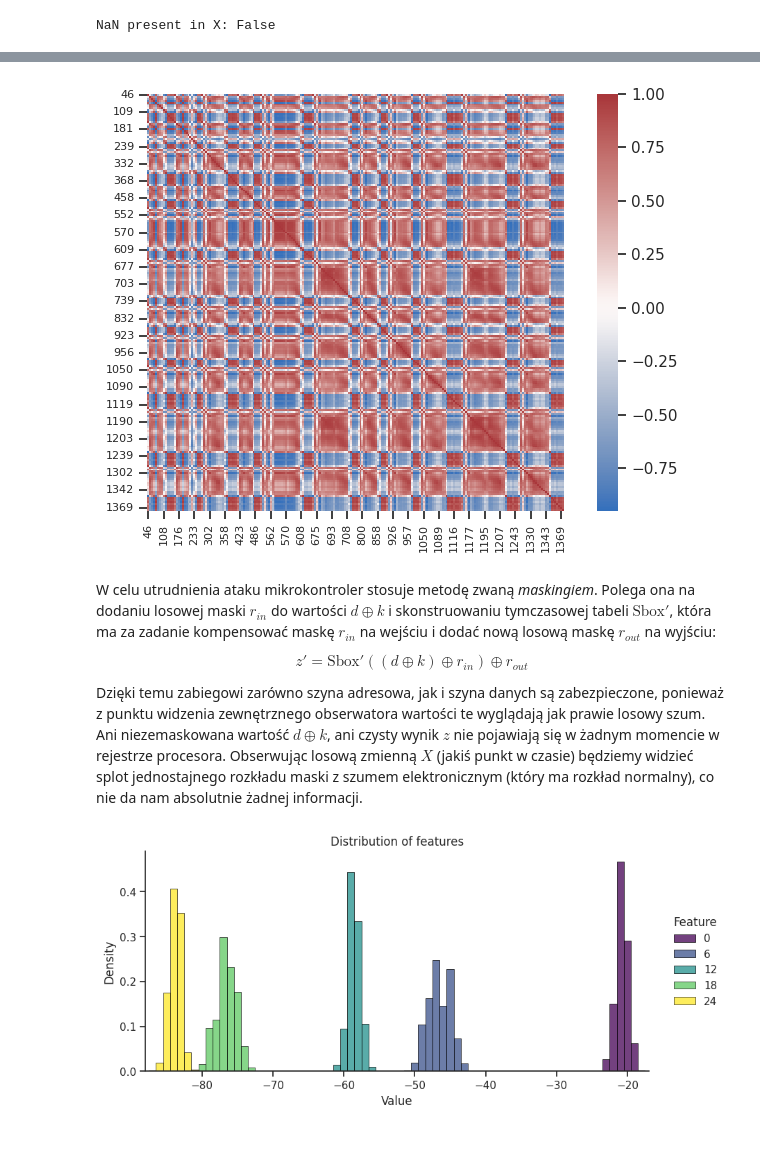
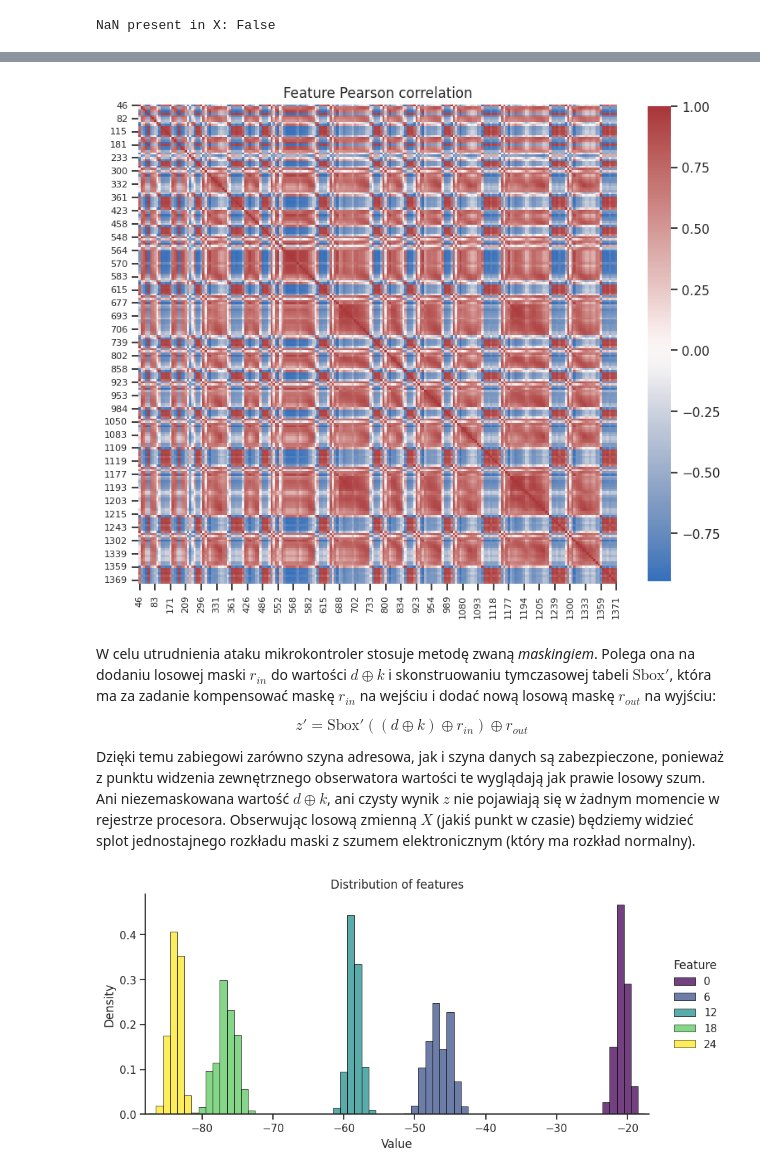
Before and after one commit to pzarczynski/SCA, a Jupyter notebook: notebooks/01_initial_eda.ipynb, the cells around one changed output, grey strips where cells are left out. Saved outputs shown, nothing was run; the diff lists cells and outputs as text; code cells hidden in the pictures; blank space fills up the shorter version.

```diff
--- a/notebooks/01_initial_eda.ipynb
+++ b/notebooks/01_initial_eda.ipynb
@@ -13,6 +10,6 @@ The autoreload extension is already loaded. To reload it, use:
 # %%
-from sca import utils
-X, y = utils.load_data("data/raw/v1_var_desync0.h5", subset="Profiling")
+from sca import helpers
+X, y = helpers.load_data("data/raw/v1_var_desync0.h5", subset="Profiling")
 print(f"NaN present in X: {X.isna().any().any()}")
 # %% [output]
 NaN present in X: False
@@ -23,12 +20,22 @@ Każda próbka w śladzie reprezentuje amplitudę pola elektromagnetycznego zmie
 # %%
 import matplotlib.pyplot as plt
-from sca import plots
+import seaborn as sns
+sns.set_theme(style='ticks')
+sns.set_palette('dark')
 
 fig, (ax1, ax2) = plt.subplots(2, 1, figsize=(10, 5), sharex=True)
 
-plots.plot_sample(X, y, byte_value=0x00, ax=ax1, seed=SEED)
-plots.plot_sample(X, y, byte_value=0xFF, ax=ax2, seed=SEED)
+trace_0x00 = plots.sample_trace(X, y, byte_val=0x00, seed=SEED)
+plots.labs(sns.lineplot(trace_0x00, linewidth=1, ax=ax1),
+           title="Label=0x00", ylab="Value")
+plots.lim(ax1, len(trace_0x00)).grid(True, linestyle='--')
 
-fig.tight_layout(h_pad=2)
+trace_0xFF = plots.sample_trace(X, y, byte_val=0xFF, seed=SEED)
+plots.labs(sns.lineplot(trace_0xFF, linewidth=1, ax=ax2),
+           title="Label=0xFF", xlab="Time", ylab="Value")
+plots.lim(ax2, len(trace_0xFF)).grid(True, linestyle='--')
+
+fig.tight_layout(h_pad=1.5)
+sns.despine(fig=fig, right=False)
 fig.savefig("figures/sample_traces.png", dpi=300)
 # %% [output]
@@ -45,8 +62,16 @@ Tutaj ładnie widać, że punkty w podobnych momentach cyklu są silnie skorelow
 # %%
-fig = plots.feature_pearson(X, figsize=(7, 5))
+fig, ax = plt.subplots(figsize=(8, 8))
+
+sns.heatmap(plots.filtered_corr(X), cmap="vlag", center=0,
+            square=True, ax=ax, cbar_kws={'shrink': 0.75})
+plots.labs(ax, title="Feature Pearson correlation")
+plots.ticklabsp(ax, 'x', rot=90, fs=8)
+plots.ticklabsp(ax, 'y', rot=0, fs=8)
+
+fig.tight_layout()
 fig.savefig("figures/feature_pearson.png", dpi=300)
 # %% [output]
-[figure, old version]
+[figure, new version]
 # %% [markdown]
 W celu utrudnienia ataku mikrokontroler stosuje metodę zwaną *maskingiem*. Polega ona na dodaniu losowej maski $r_{in}$ do wartości $d \oplus k$ i skonstruowaniu tymczasowej tabeli $\mathrm{Sbox}'$, która ma za zadanie kompensować maskę $r_{in}$ na wejściu i dodać nową losową maskę $r_{out}$ na wyjściu:
 
@@ -54,7 +79,7 @@ $$
 z' = \mathrm{Sbox}'((d \oplus k) \oplus r_{in}) \oplus r_{out}
 $$
 
-Dzięki temu zabiegowi zarówno szyna adresowa, jak i szyna danych są zabezpieczone, ponieważ z punktu widzenia zewnętrznego obserwatora wartości te wyglądają jak prawie losowy szum. Ani niezemaskowana wartość $d \oplus k$, ani czysty wynik $z$ nie pojawiają się w żadnym momencie w rejestrze procesora. Obserwując losową zmienną $X$ (jakiś punkt w czasie) będziemy widzieć splot jednostajnego rozkładu maski z szumem elektronicznym (który ma rozkład normalny), co nie da nam absolutnie żadnej informacji.
+Dzięki temu zabiegowi zarówno szyna adresowa, jak i szyna danych są zabezpieczone, ponieważ z punktu widzenia zewnętrznego obserwatora wartości te wyglądają jak prawie losowy szum. Ani niezemaskowana wartość $d \oplus k$, ani czysty wynik $z$ nie pojawiają się w żadnym momencie w rejestrze procesora. Obserwując losową zmienną $X$ (jakiś punkt w czasie) będziemy widzieć splot jednostajnego rozkładu maski z szumem elektronicznym (który ma rozkład normalny).
 # %%
 ax = plots.features_hist(X, idx=range(0, 30, 6), figsize=(9, 4))
 ax.figure.savefig("figures/feature_hist.png", dpi=300)
```
Also changed, not shown: parts of 6 cells of this notebook, 29 other files.
